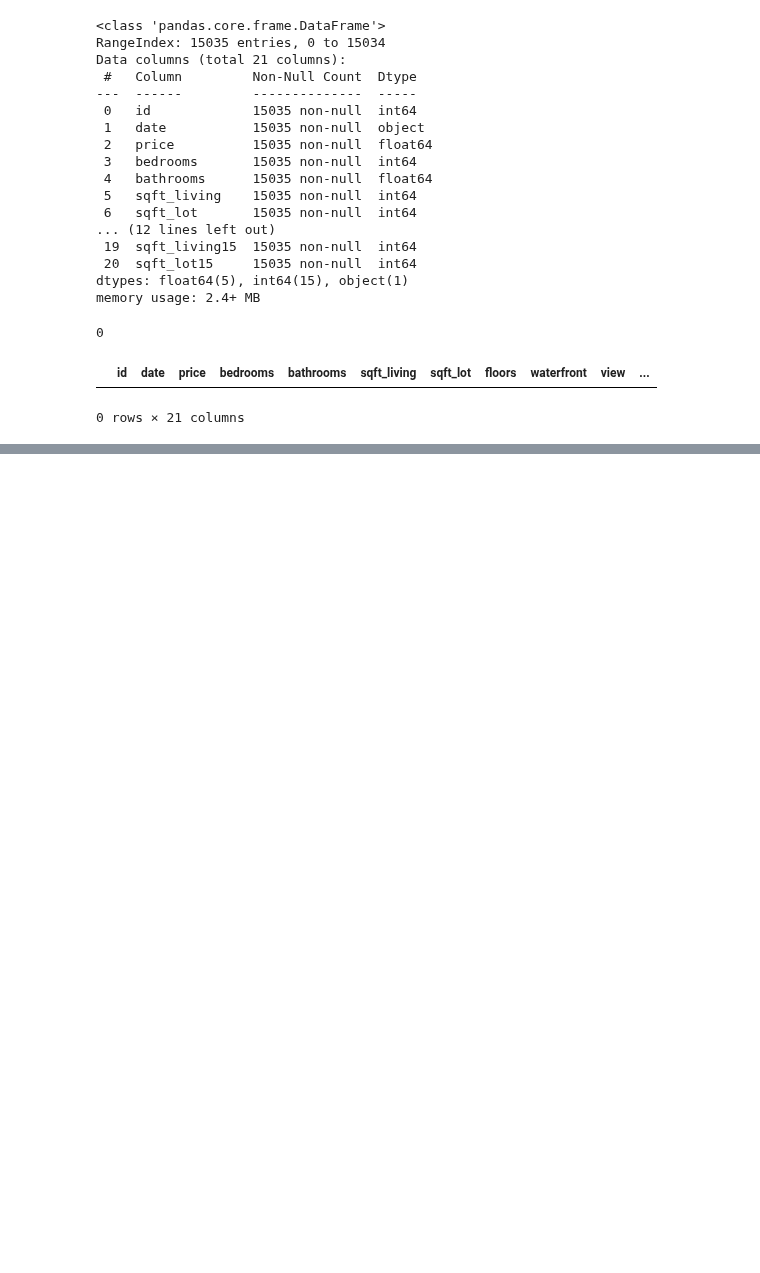
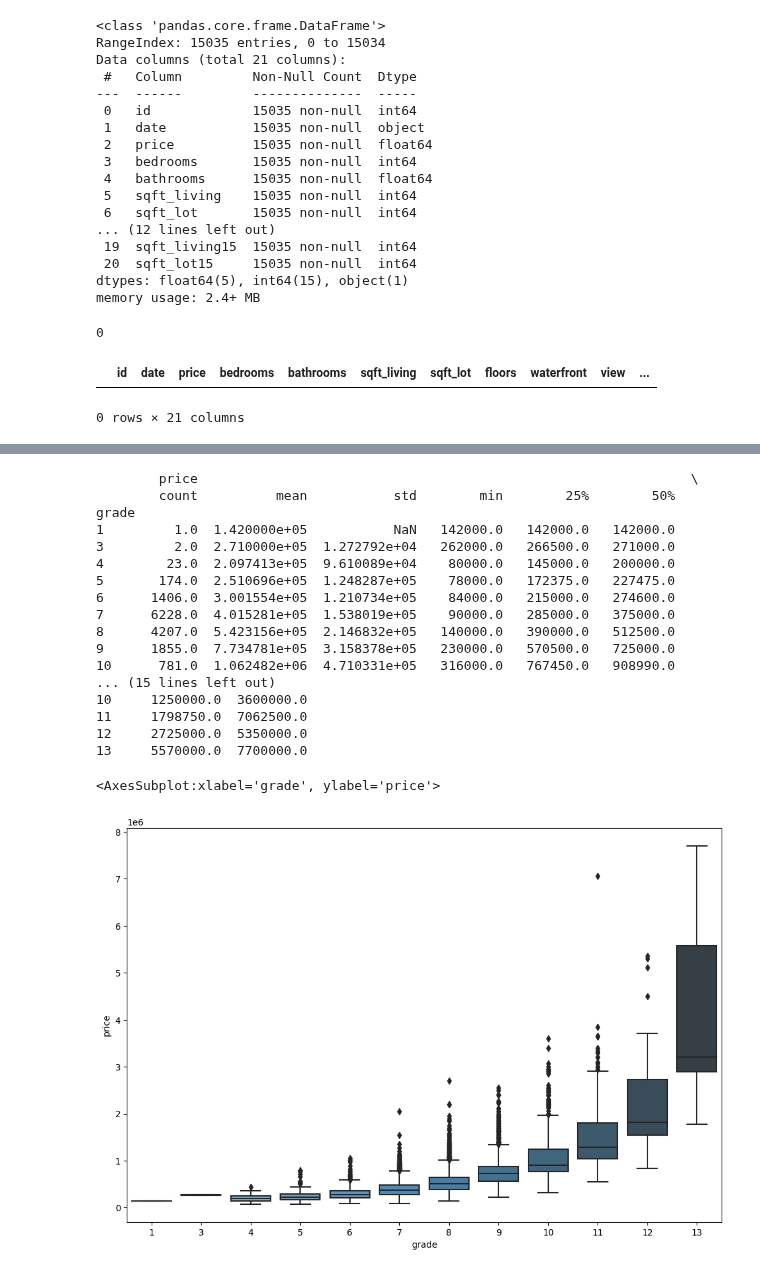
Before and after one commit to dominhok/AIFFEL_quest_rs_csw, a Jupyter notebook: Exploration/Ex02/2019KaKR_PricePrediction.ipynb, the cells around one changed output, grey strips where cells are left out. Drawn from its saved outputs; the diff is of its cells as text; code cells hidden in the pictures; blank space fills up the shorter version.

```diff
--- a/Exploration/Ex02/2019KaKR_PricePrediction.ipynb
+++ b/Exploration/Ex02/2019KaKR_PricePrediction.ipynb
@@ -75,14 +60,19 @@ train[train.duplicated()]
 0 rows × 21 columns
 # %%
 # 데이터 전처리
-## date -> year, month, day로 분리가능하나 가격에 영향을 주는건 지은 연도일것 같아 year만 분리
-## id 삭제
+## date -> year, month, day로 분리가능 -> year, month까지 추가
+
+
 train['year'] = train['date'].apply(lambda x : str(x[:4])).astype(int)
+train['month'] = train['date'].apply(lambda x : str(x[4:6])).astype(int)
+
+# train["price"] = train["price"].map(lambda i:np.log(i) if i>0 else 0)
 
 del train['date']
 del train['id']
 
 test['year'] = test['date'].apply(lambda x : str(x[:4])).astype(int)
+test['month'] = test['date'].apply(lambda x : str(x[4:6])).astype(int)
 
 del test['date']
 # %%
@@ -182,0 +139,29 @@ Remaining rows after outlier removal: (14938, 20)
+# %%
+#EDA
+#grade와 price의 관계 관찰
+print(train[["grade", "price"]].groupby(["grade"], as_index = True).describe())
+fig, ax = plt.subplots(figsize = (12, 8))
+
+sns.boxplot(x = train["grade"], y = train["price"], data = train, ax = ax, palette = "Blues_d")
+# 3의 경우 4보다 평균이 높아 이상치처리 -> 다른 핵심 변수와 price와의 관계를 확인 후 판단
+# 11의 경우 눈에 띄는 이상치 확인 -> 다른 핵심 변수와 price와의 관계를 확인 후 판단
+# %% [output]
+        price                                                               \
+        count          mean           std        min        25%        50%
+grade
+1         1.0  1.420000e+05           NaN   142000.0   142000.0   142000.0
+3         2.0  2.710000e+05  1.272792e+04   262000.0   266500.0   271000.0
+4        23.0  2.097413e+05  9.610089e+04    80000.0   145000.0   200000.0
+5       174.0  2.510696e+05  1.248287e+05    78000.0   172375.0   227475.0
+6      1406.0  3.001554e+05  1.210734e+05    84000.0   215000.0   274600.0
+7      6228.0  4.015281e+05  1.538019e+05    90000.0   285000.0   375000.0
+8      4207.0  5.423156e+05  2.146832e+05   140000.0   390000.0   512500.0
+9      1855.0  7.734781e+05  3.158378e+05   230000.0   570500.0   725000.0
+10      781.0  1.062482e+06  4.710331e+05   316000.0   767450.0   908990.0
+... (15 lines left out)
+10     1250000.0  3600000.0
+11     1798750.0  7062500.0
+12     2725000.0  5350000.0
+13     5570000.0  7700000.0
+<AxesSubplot:xlabel='grade', ylabel='price'>
+[figure, added]
```
Also changed, not shown: parts of 31 cells of this notebook, 15 other files.
